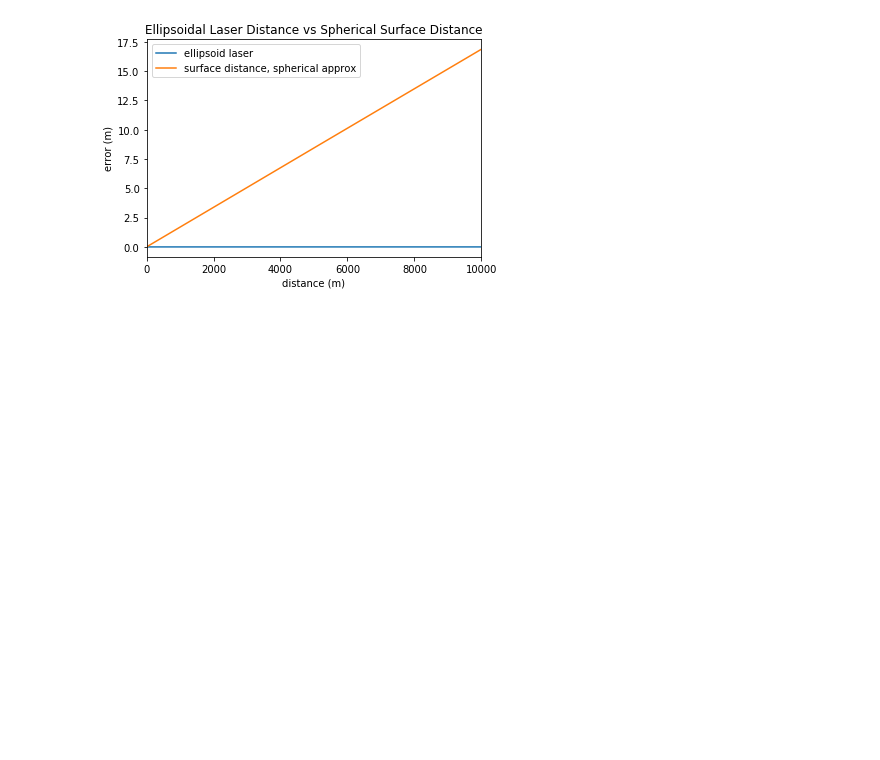
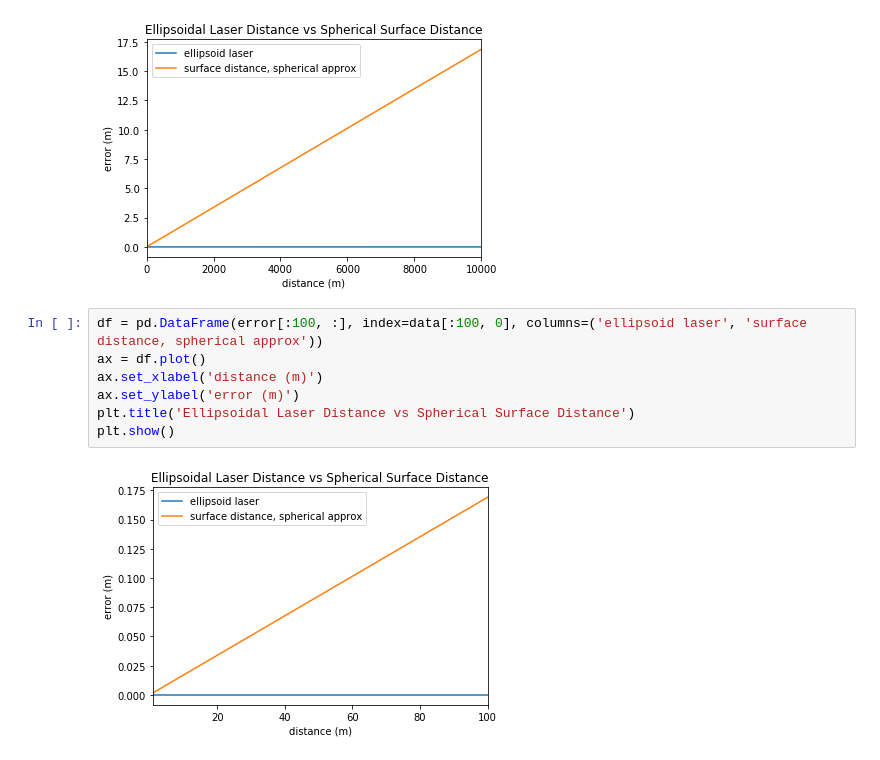
Before and after one commit to smbayley/notebooks, a Jupyter notebook: dronology/error measurement.ipynb, the cells around one changed output. Cells and saved outputs as stored; diff of their text form; blank space fills up the shorter version.

```diff
--- a/dronology/error measurement.ipynb
+++ b/dronology/error measurement.ipynb
@@ -36,3 +36,12 @@ plt.title('Ellipsoidal Laser Distance vs Spherical Surface Distance')
 plt.show()
 # %% [output]
 [figure]
+# %%
+df = pd.DataFrame(error[:100, :], index=data[:100, 0], columns=('ellipsoid laser', 'surface distance, spherical approx'))
+ax = df.plot()
+ax.set_xlabel('distance (m)')
+ax.set_ylabel('error (m)')
+plt.title('Ellipsoidal Laser Distance vs Spherical Surface Distance')
+plt.show()
+# %% [output]
+[figure, added]
```
